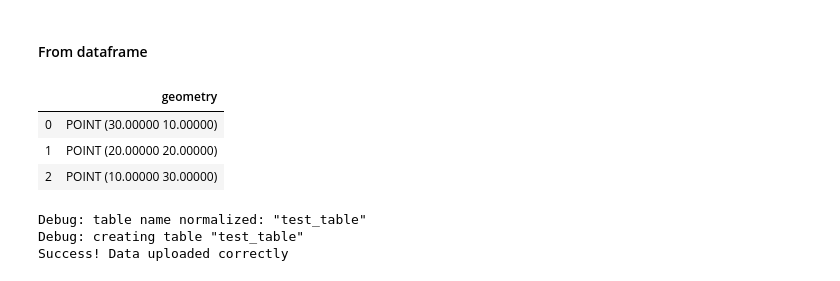
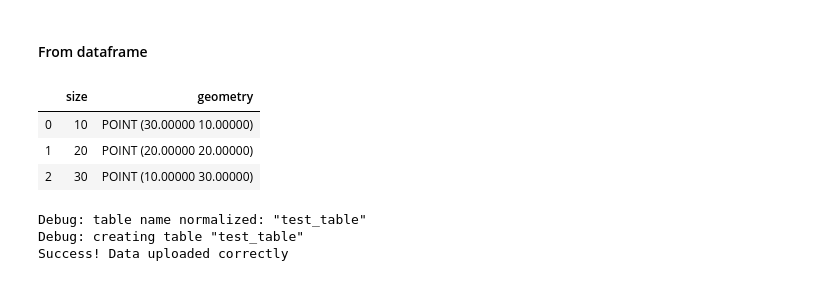
Before and after one commit to CartoDB/cartoframes, a Jupyter notebook: examples/_debug/cartodataframe.ipynb, the cells around one changed output. Saved outputs shown, nothing was run; the diff lists cells and outputs as text; code cells hidden in the pictures.

```diff
--- a/examples/_debug/cartodataframe.ipynb
+++ b/examples/_debug/cartodataframe.ipynb
@@ -108,15 +126,15 @@ CartoDataFrame.from_carto('SELECT * FROM london_stations LIMIT 3')
 #### From dataframe
 # %%
 from pandas import DataFrame
-df = DataFrame({'lat': [10.0,20.0,30.0], 'lon': [30.0,20.0,10.0]})
+df = DataFrame({'lat': [10.0,20.0,30.0], 'lon': [30.0,20.0,10.0], 'size': [10,20,30]})
 
 cdf = CartoDataFrame(df).convert(lnglat_columns=('lon', 'lat'))
 cdf
 # %% [output]
-|  | geometry |
-| 0 | POINT (30.00000 10.00000) |
-| 1 | POINT (20.00000 20.00000) |
-| 2 | POINT (10.00000 30.00000) |
+|  | size | geometry |
+| 0 | 10 | POINT (30.00000 10.00000) |
+| 1 | 20 | POINT (20.00000 20.00000) |
+| 2 | 30 | POINT (10.00000 30.00000) |
 # %%
 cdf.to_carto('test-table', if_exists='replace')
 # %% [output]
```
Also changed, not shown: parts of 10 cells of this notebook, 1 other file.
